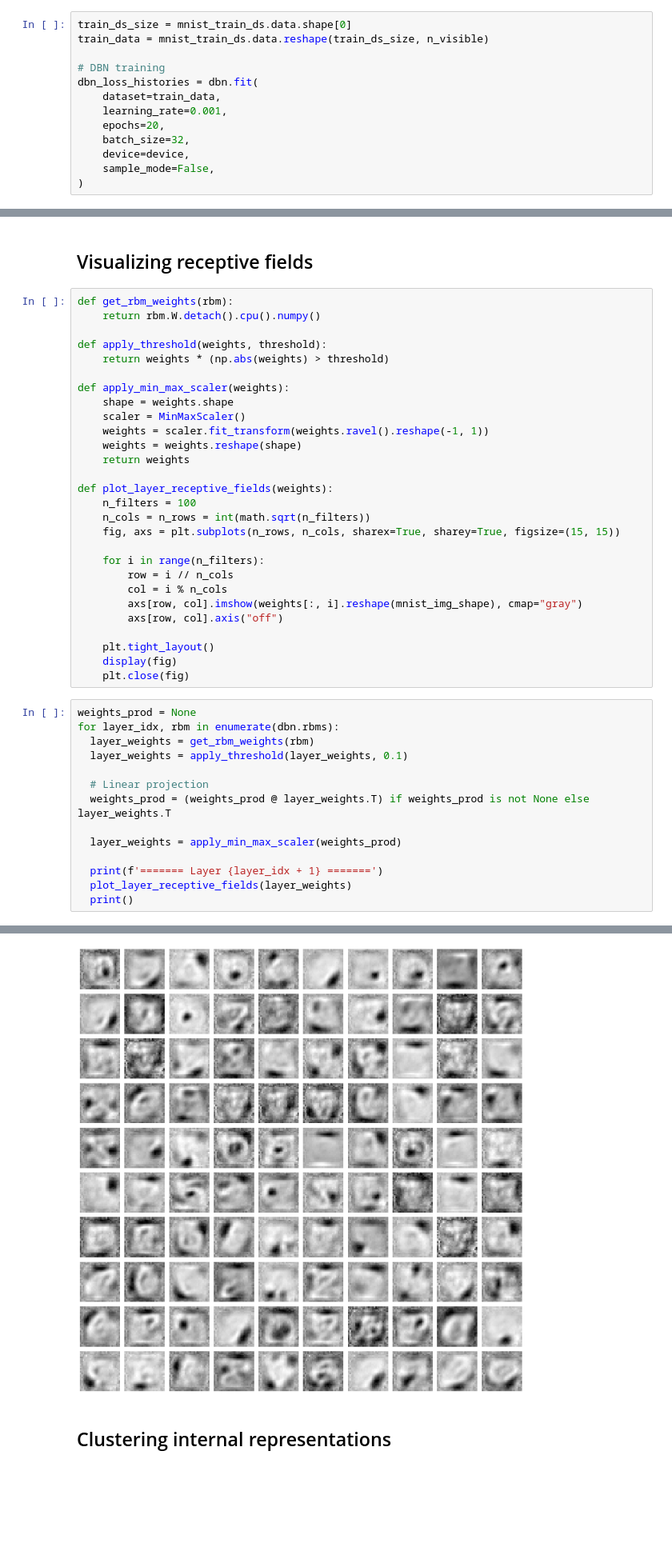
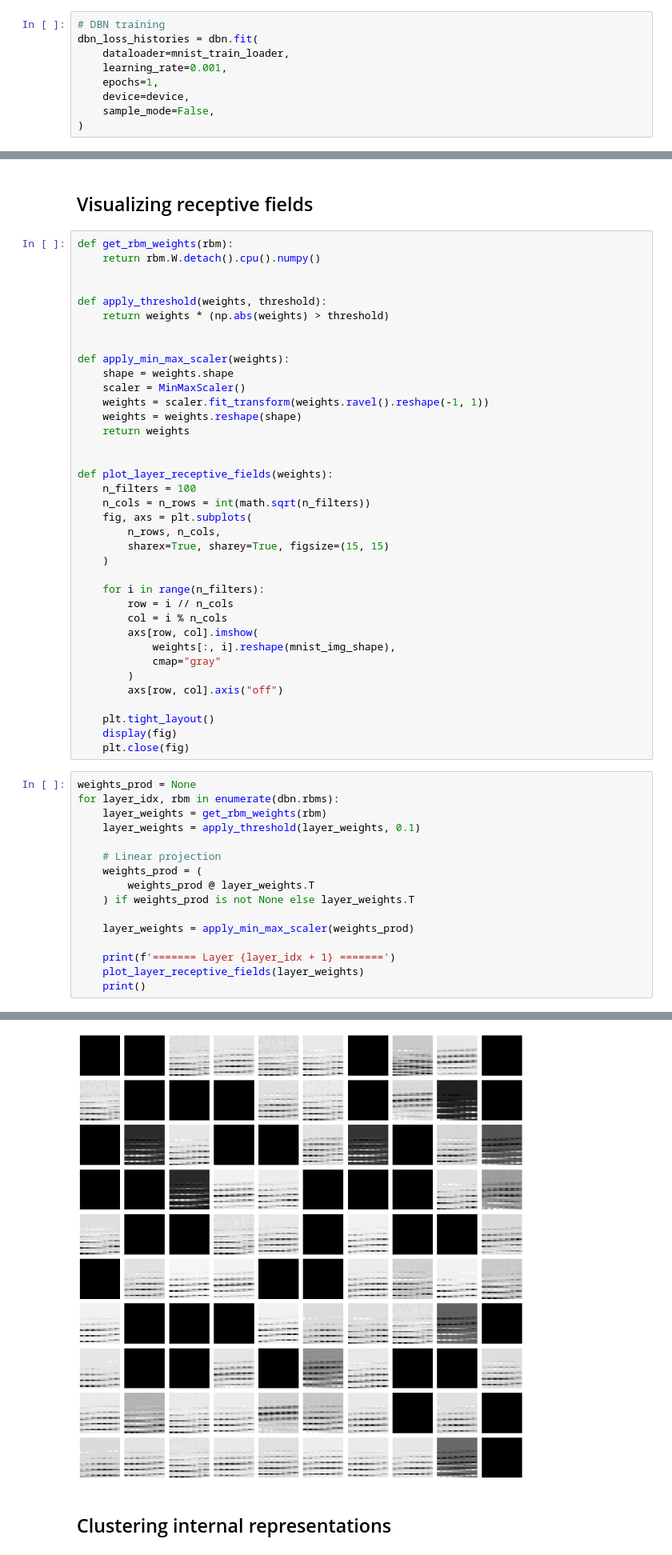
Before and after one commit to pavelihno/cognition-computation-project, a Jupyter notebook: notebook.ipynb, the cells around one changed output, grey strips where cells are left out. Shown at 80% size. Drawn from its saved outputs; the diff is of its cells as text; blank space fills up the shorter version.

Commit message:
using dataloader instead of manual batch iterations

```diff
--- a/notebook.ipynb
+++ b/notebook.ipynb
@@ -290,15 +310,11 @@ dbn = DBN(
 
 dbn_weights_file_name = 'dbn_1.pth'
 # %%
-train_ds_size = mnist_train_ds.data.shape[0]
-train_data = mnist_train_ds.data.reshape(train_ds_size, n_visible)
-
 # DBN training
 dbn_loss_histories = dbn.fit(
-    dataset=train_data,
+    dataloader=mnist_train_loader,
     learning_rate=0.001,
-    epochs=20,
-    batch_size=32,
+    epochs=1,
     device=device,
     sample_mode=False,
 )
@@ -341,8 +361,10 @@ The images show the digit: 1
 def get_rbm_weights(rbm):
     return rbm.W.detach().cpu().numpy()
 
+
 def apply_threshold(weights, threshold):
     return weights * (np.abs(weights) > threshold)
+
 
 def apply_min_max_scaler(weights):
     shape = weights.shape
@@ -351,15 +373,22 @@ def apply_min_max_scaler(weights):
     weights = weights.reshape(shape)
     return weights
 
+
 def plot_layer_receptive_fields(weights):
     n_filters = 100
     n_cols = n_rows = int(math.sqrt(n_filters))
-    fig, axs = plt.subplots(n_rows, n_cols, sharex=True, sharey=True, figsize=(15, 15))
+    fig, axs = plt.subplots(
+        n_rows, n_cols,
+        sharex=True, sharey=True, figsize=(15, 15)
+    )
 
     for i in range(n_filters):
         row = i // n_cols
         col = i % n_cols
-        axs[row, col].imshow(weights[:, i].reshape(mnist_img_shape), cmap="gray")
+        axs[row, col].imshow(
+            weights[:, i].reshape(mnist_img_shape),
+            cmap="gray"
+        )
         axs[row, col].axis("off")
 
     plt.tight_layout()
@@ -368,15 +397,17 @@ def plot_layer_receptive_fields(weights):
 # %%
 weights_prod = None
 for layer_idx, rbm in enumerate(dbn.rbms):
-  layer_weights = get_rbm_weights(rbm)
-  layer_weights = apply_threshold(layer_weights, 0.1)
+    layer_weights = get_rbm_weights(rbm)
+    layer_weights = apply_threshold(layer_weights, 0.1)
 
-  # Linear projection
-  weights_prod = (weights_prod @ layer_weights.T) if weights_prod is not None else layer_weights.T
+    # Linear projection
+    weights_prod = (
+        weights_prod @ layer_weights.T
+    ) if weights_prod is not None else layer_weights.T
 
-  layer_weights = apply_min_max_scaler(weights_prod)
+    layer_weights = apply_min_max_scaler(weights_prod)
 
-  print(f'======= Layer {layer_idx + 1} =======')
-  plot_layer_receptive_fields(layer_weights)
-  print()
+    print(f'======= Layer {layer_idx + 1} =======')
+    plot_layer_receptive_fields(layer_weights)
+    print()
 # %% [output]
@@ -388,4 +419,4 @@ Layer 3
-[figure, old version]
+[figure, new version]
 # %% [markdown]
 ## Clustering internal representations
 # %%
```
Also changed, not shown: parts of 18 cells of this notebook.
